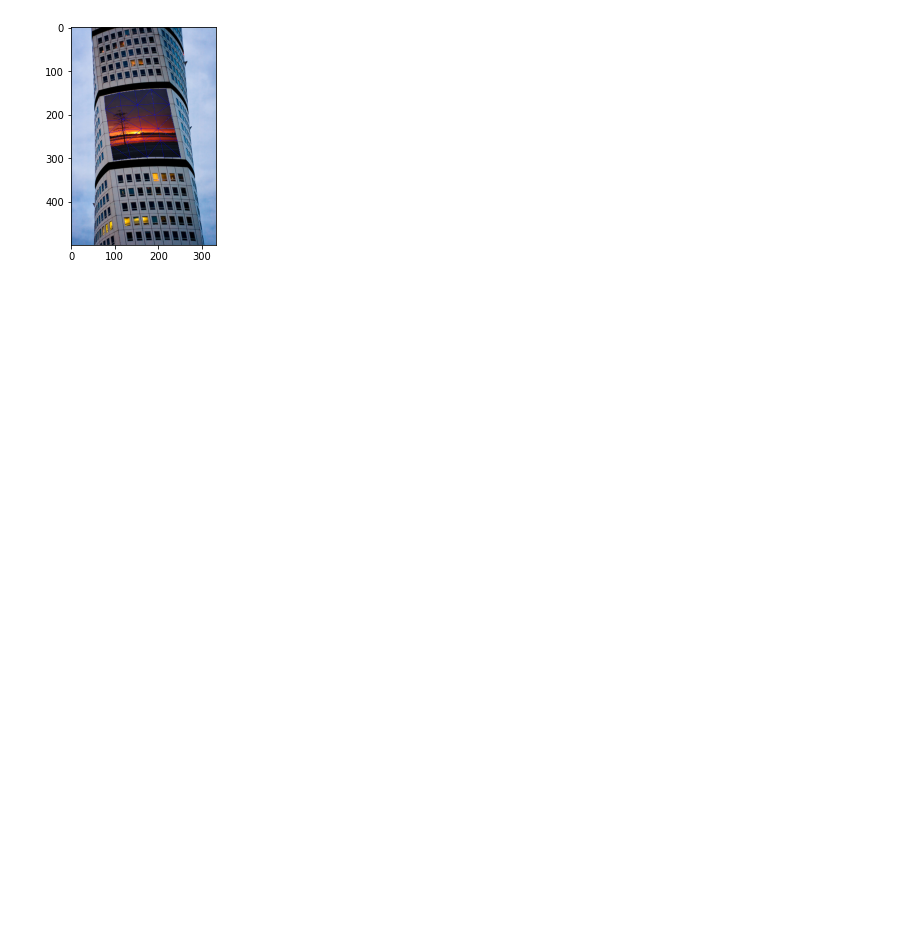
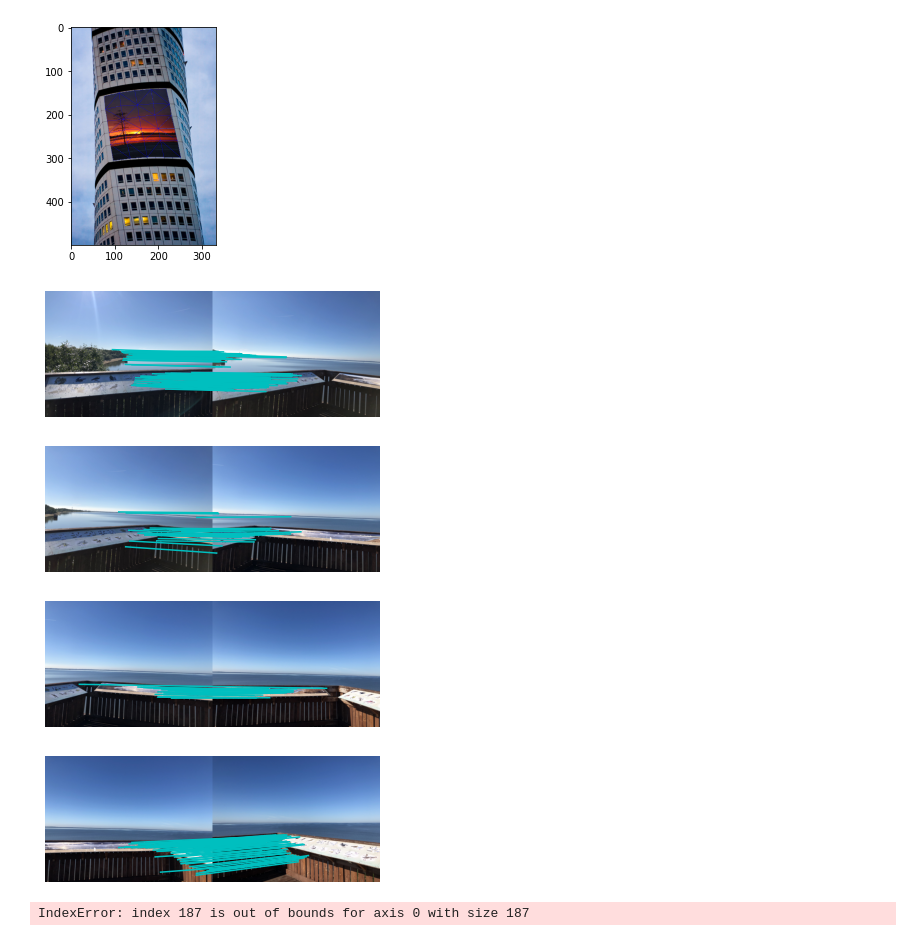
Before and after one commit to mualal/computer-vision-with-python, a Jupyter notebook: 3_image_to_image_mapping.ipynb, the cells around one changed output. Saved outputs shown, nothing was run; the diff lists cells and outputs as text; code cells hidden in the pictures; blank space fills up the shorter version.

Commit message:
the first try to make panorama using sift and ransac

```diff
--- a/3_image_to_image_mapping.ipynb
+++ b/3_image_to_image_mapping.ipynb
@@ -113,3 +113,70 @@ warp.plot_mesh(tp[1], tp[0], tri)
 plt.show()
 # %% [output]
 [figure]
+# %%
+import sift
+images = [np.array(Image.open(os.path.join('images_input', f'Kotlin_pan{num}.jpg')).resize((504, 378))) for num in range(1, 6)]
+
+sift_points = [None] * len(images)
+descriptors = [None] * len(images)
+matches = [None] * len(images)
+
+for i in range(5):
+    sift_points[i], descriptors[i] = sift.find_sift_points_and_descriptors(images[i])
+
+for i in range(4):
+    matches[i] = sift.match_twosided(descriptors[i], descriptors[i + 1])
+    sift.plot_matches(
+        images[i],
+        images[i + 1],
+        [(p.pt[1], p.pt[0]) for p in sift_points[i]],
+        [(p.pt[1], p.pt[0]) for p in sift_points[i + 1]],
+        matches[i],
+        show_below=False
+    )
+# %% [output]
+[figure, added]
+[figure, added]
+[figure, added]
+[figure, added]
+# %%
+def convert_points(
+    j: int
+):
+    ndx1 = matches[j].nonzero()[0]
+    from_points = homography.make_homog(np.array([[p.pt[0], p.pt[1]] for p in sift_points[j + 1][ndx1]]).T)
+    ndx2 = [int(matches[j][i]) for i in ndx1]
+    to_points = homography.make_homog(np.array([[p.pt[0], p.pt[1]] for p in sift_points[j][ndx2]]).T)
+    return from_points, to_points
+
+model = homography.RansacModel
+
+from_points, to_points = convert_points(1)
+h_12 = homography.h_from_ransac(
+    from_points,
+    to_points,
+    model
+)[0]
+
+from_points, to_points = convert_points(0)
+h_01 = homography.h_from_ransac(
+    from_points,
+    to_points,
+    model
+)[0]
+
+to_points, from_points = convert_points(2)
+h_32 = homography.h_from_ransac(
+    from_points,
+    to_points,
+    model
+)[0]
+
+to_points, from_points = convert_points(3)
+h_43 = homography.h_from_ransac(
+    from_points,
+    to_points,
+    model
+)[0]
+# %% [output]
+IndexError: index 187 is out of bounds for axis 0 with size 187
```
Also changed, not shown: parts of 1 cell of this notebook, 9 other files.
